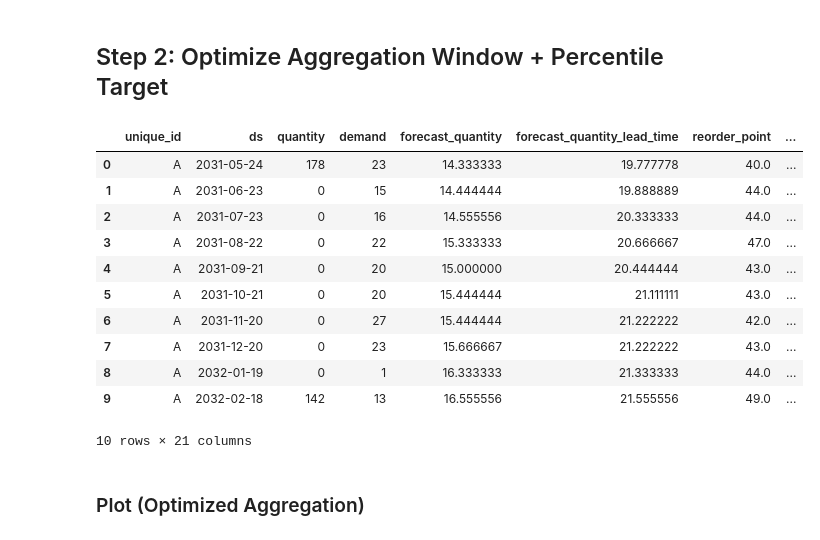
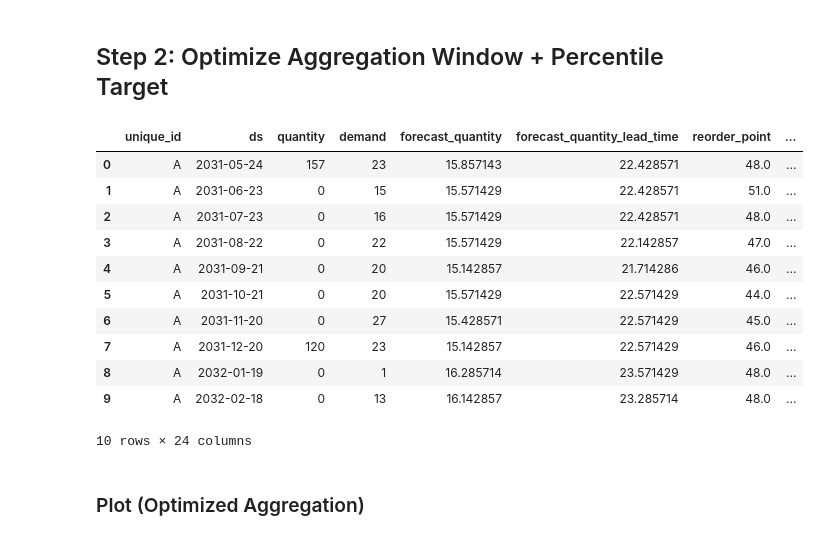
Before and after one commit to janrth/replenishment, a Jupyter notebook: notebooks/percentile_optimization_example.ipynb, the cells around one changed output. Cells and saved outputs as stored; diff of their text form; code cells hidden in the pictures.

```diff
--- a/notebooks/percentile_optimization_example.ipynb
+++ b/notebooks/percentile_optimization_example.ipynb
@@ -33,8 +32,8 @@ from replenishment import (
 Set the order cadence (**review_period**) and the coverage window (**forecast_horizon**, excluding lead time).
 The policy uses a total horizon of **lead_time + forecast_horizon**.
 # %%
-review_period = 1
-forecast_horizon = 1
+review_period = 3
+forecast_horizon = 3
 rmse_window = review_period  # optional; defaults to review_period
 # %% [markdown]
 ## Generate Sample Data
@@ -57,8 +56,8 @@ rows = generate_standard_simulation_rows(
     current_stock=15,
     lead_time=3,
    # seed=7,
-    holding_cost_per_unit=5,
-    stockout_cost_per_unit=1,
+    holding_cost_per_unit=1,
+    stockout_cost_per_unit=10,
     order_cost_per_order=10,
     percentile_multipliers={
         "p10": 0.6,
@@ -110,7 +109,7 @@ percentile_configs = build_percentile_forecast_candidates_from_standard_rows(
     backtest_rows,
     include_mean=True,
     review_period=review_period,
-    forecast_horizon=forecast_horizon,
+    forecast_horizon=forecast_horizon
 )
 percentile_costs = evaluate_forecast_target_costs(percentile_configs)
 percentile_cost_rows = [
@@ -145,7 +144,7 @@ forecast_percentile_configs = build_percentile_forecast_candidates_from_standard
     forecast_rows,
     include_mean=True,
     review_period=review_period,
-    forecast_horizon=forecast_horizon,
+    forecast_horizon=forecast_horizon
 )
 forecast_percentile_simulations = {}
 for unique_id, config in forecast_percentile_configs.items():
@@ -176,7 +175,7 @@ percentile_decision_rows = build_replenishment_decisions_from_simulations(
     },
     review_period=review_period,
     forecast_horizon=forecast_horizon,
-    rmse_window=rmse_window,
+    rmse_window=rmse_window
 )
 percentile_decision_df = replenishment_decision_rows_to_dataframe(
     percentile_decision_rows,
@@ -231,11 +230,16 @@ agg_percentile_results = optimize_aggregation_and_forecast_targets(
     candidate_windows=[7, 8, 9, 10],
 )
 
+agg_windows = {
+    unique_id: result.window
+    for unique_id, result in agg_percentile_results.items()
+}
+
 forecast_percentile_configs = build_percentile_forecast_candidates_from_standard_rows(
     forecast_rows,
     include_mean=True,
-    review_period=review_period,
-    forecast_horizon=forecast_horizon,
+    review_period=agg_windows,
+    forecast_horizon=agg_windows,
 )
 forecast_percentile_simulations = {}
 for unique_id, config in forecast_percentile_configs.items():
@@ -249,47 +253,47 @@ for unique_id, config in forecast_percentile_configs.items():
         demand=config.demand,
         initial_on_hand=config.initial_on_hand,
         lead_time=config.lead_time,
         policy=policy,
         aggregation_window=choice.window,
         holding_cost_per_unit=config.holding_cost_per_unit,
         stockout_cost_per_unit=config.stockout_cost_per_unit,
         order_cost_per_order=config.order_cost_per_order,
         order_cost_per_unit=config.order_cost_per_unit,
     )
 
 agg_percentile_decision_rows = build_replenishment_decisions_from_simulations(
     forecast_rows,
     forecast_percentile_simulations,
     aggregation_window={
         uid: agg_percentile_results[uid].window
         for uid in forecast_percentile_simulations
     },
     percentile_target={
         uid: agg_percentile_results[uid].target
         for uid in forecast_percentile_simulations
     },
-    review_period=review_period,
-    forecast_horizon=forecast_horizon,
-    rmse_window=rmse_window,
+    review_period=agg_windows,
+    forecast_horizon=agg_windows,
+    rmse_window=agg_windows,
 )
 agg_percentile_decision_df = replenishment_decision_rows_to_dataframe(
     agg_percentile_decision_rows,
     library="pandas",
 )
 agg_percentile_decision_df.head(10)
 # %% [output]
 |  | unique_id | ds | quantity | demand | forecast_quantity | forecast_quantity_lead_time | reorder_point | ... |
-| 0 | A | 2031-05-24 | 178 | 23 | 14.333333 | 19.777778 | 40.0 | ... |
-| 1 | A | 2031-06-23 | 0 | 15 | 14.444444 | 19.888889 | 44.0 | ... |
-| 2 | A | 2031-07-23 | 0 | 16 | 14.555556 | 20.333333 | 44.0 | ... |
-| 3 | A | 2031-08-22 | 0 | 22 | 15.333333 | 20.666667 | 47.0 | ... |
-| 4 | A | 2031-09-21 | 0 | 20 | 15.000000 | 20.444444 | 43.0 | ... |
-| 5 | A | 2031-10-21 | 0 | 20 | 15.444444 | 21.111111 | 43.0 | ... |
-| 6 | A | 2031-11-20 | 0 | 27 | 15.444444 | 21.222222 | 42.0 | ... |
-| 7 | A | 2031-12-20 | 0 | 23 | 15.666667 | 21.222222 | 43.0 | ... |
-| 8 | A | 2032-01-19 | 0 | 1 | 16.333333 | 21.333333 | 44.0 | ... |
-| 9 | A | 2032-02-18 | 142 | 13 | 16.555556 | 21.555556 | 49.0 | ... |
+| 0 | A | 2031-05-24 | 157 | 23 | 15.857143 | 22.428571 | 48.0 | ... |
+| 1 | A | 2031-06-23 | 0 | 15 | 15.571429 | 22.428571 | 51.0 | ... |
+| 2 | A | 2031-07-23 | 0 | 16 | 15.571429 | 22.428571 | 48.0 | ... |
+| 3 | A | 2031-08-22 | 0 | 22 | 15.571429 | 22.142857 | 47.0 | ... |
+| 4 | A | 2031-09-21 | 0 | 20 | 15.142857 | 21.714286 | 46.0 | ... |
+| 5 | A | 2031-10-21 | 0 | 20 | 15.571429 | 22.571429 | 44.0 | ... |
+| 6 | A | 2031-11-20 | 0 | 27 | 15.428571 | 22.571429 | 45.0 | ... |
+| 7 | A | 2031-12-20 | 120 | 23 | 15.142857 | 22.571429 | 46.0 | ... |
+| 8 | A | 2032-01-19 | 0 | 1 | 16.285714 | 23.571429 | 48.0 | ... |
+| 9 | A | 2032-02-18 | 0 | 13 | 16.142857 | 23.285714 | 48.0 | ... |
-10 rows × 21 columns
+10 rows × 24 columns
 # %% [markdown]
 ### Plot (Optimized Aggregation)
 # %%
```
Also changed, not shown: parts of 12 cells of this notebook, 2 other files.
